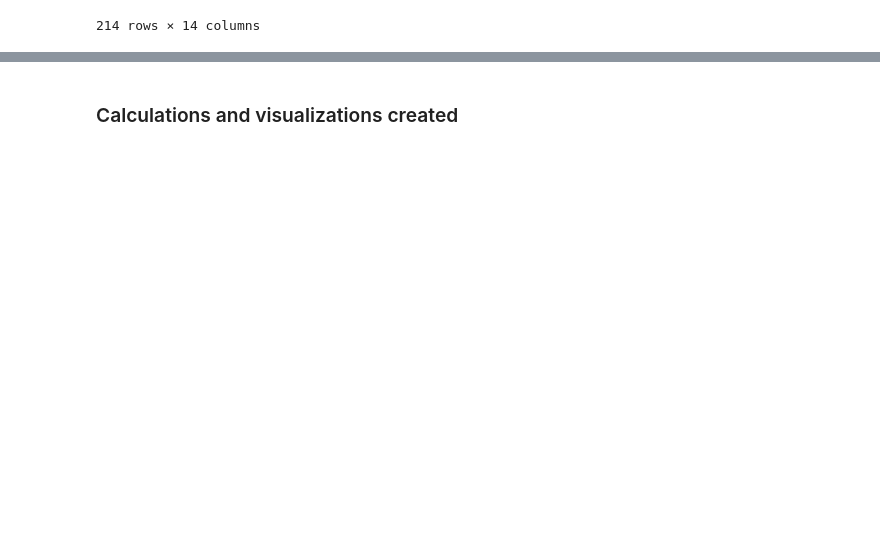
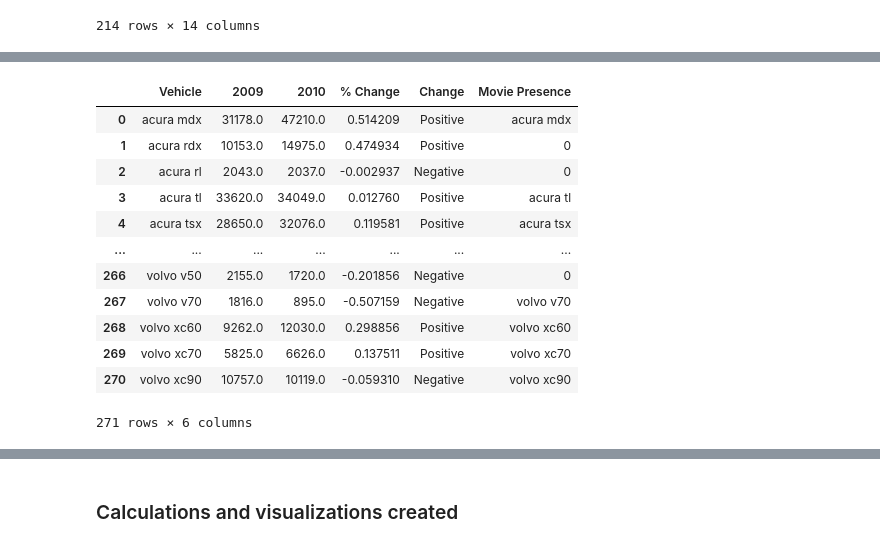
Before and after one commit to stuhunter4/cars_in_movies_project, a Jupyter notebook: 08_cars_movies_EDA.ipynb, the cells around one changed output, grey strips where cells are left out. Cells and saved outputs as stored; diff of their text form; code cells hidden in the pictures; blank space fills up the shorter version.

Commit message:
finished creating the first CSV of cleaned, combined car in movie, car sales, and movie info datasets, for the year 2010

```diff
--- a/08_cars_movies_EDA.ipynb
+++ b/08_cars_movies_EDA.ipynb
@@ -730,8 +756,8 @@ car_sales_2010['Change'] = change_list
 # reset index for car_sales_2010
 car_sales_2010 = car_sales_2010.reset_index(drop=True)
 # %%
-# create list of cars from the car in movies Vehicle column
-veh_2010 = final_df.Vehicle.unique().tolist()
+# create list of cars from the car in movies Vehicle Original column
+veh_2010 = final_df['Vehicle Original'].unique().tolist()
 # %%
 # create a dummy list to fill with 'vehicles' data, for car sales
 carsales_list = [0] * len(car_sales_2010)
@@ -745,6 +771,20 @@ for vehicle in veh_2010:
 # add column with vehicle reference strings to use for merging DataFrames
 car_sales_2010['Movie Presence'] = carsales_list
 # %%
-car_sales_2010.Vehicle.unique()
+car_sales_2010
+# %% [output]
+|  | Vehicle | 2009 | 2010 | % Change | Change | Movie Presence |
+| 0 | acura mdx | 31178.0 | 47210.0 | 0.514209 | Positive | acura mdx |
+| 1 | acura rdx | 10153.0 | 14975.0 | 0.474934 | Positive | 0 |
+| 2 | acura rl | 2043.0 | 2037.0 | -0.002937 | Negative | 0 |
+| 3 | acura tl | 33620.0 | 34049.0 | 0.012760 | Positive | acura tl |
+| 4 | acura tsx | 28650.0 | 32076.0 | 0.119581 | Positive | acura tsx |
+| ... | ... | ... | ... | ... | ... | ... |
+| 266 | volvo v50 | 2155.0 | 1720.0 | -0.201856 | Negative | 0 |
+| 267 | volvo v70 | 1816.0 | 895.0 | -0.507159 | Negative | volvo v70 |
+| 268 | volvo xc60 | 9262.0 | 12030.0 | 0.298856 | Positive | volvo xc60 |
+| 269 | volvo xc70 | 5825.0 | 6626.0 | 0.137511 | Positive | volvo xc70 |
+| 270 | volvo xc90 | 10757.0 | 10119.0 | -0.059310 | Negative | volvo xc90 |
+271 rows × 6 columns
 # %%
 # rename columns for merging
```
Also changed, not shown: parts of 29 cells of this notebook, 1 other file.
